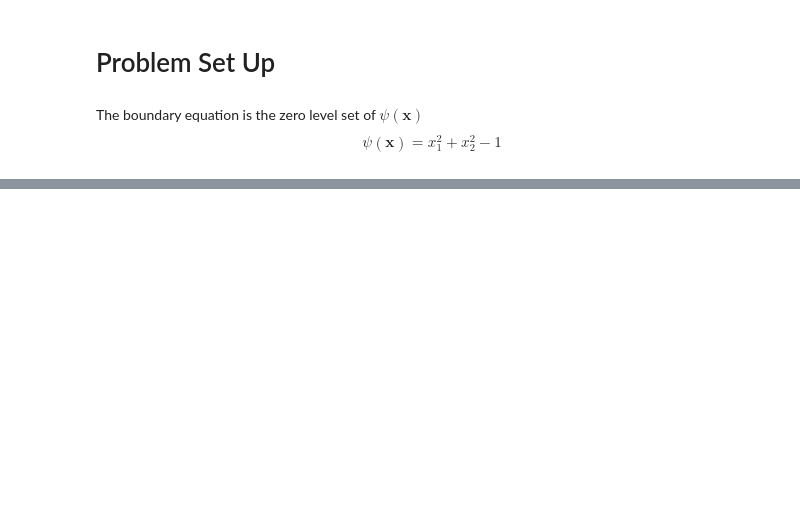
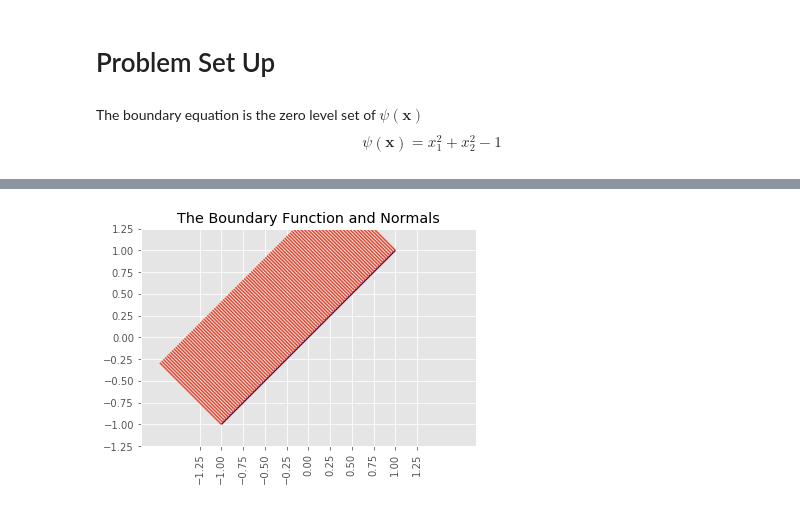
Before and after one commit to marissachanlatte/EmbeddedBoundary, a Jupyter notebook: 2DEmbeddedBoundary.ipynb, the cells around one changed output, grey strips where cells are left out. Drawn from its saved outputs; the diff is of its cells as text; code cells hidden in the pictures; blank space fills up the shorter version.

```diff
--- a/2DEmbeddedBoundary.ipynb
+++ b/2DEmbeddedBoundary.ipynb
@@ -255,0 +339,49 @@ volume_moments[0, 0, 12]
+# %%
+Q = 1
+### HARD CODED FOR PSI(X, Y) = Y - X ###########
+def partialPsiLine(x, order):
+    if np.array_equal(order, np.array([0, 0])):
+        return x[:, 1] - x[:, 0]
+    elif np.array_equal(order, np.array([1, 0])) or np.array_equal(order, np.array([0, 1])):
+        return order[1]*np.ones(len(x)) - order[0]*np.ones(len(x))
+    else:
+        return 0*np.ones(len(x))
+
+
+def lineL(x):
+    return np.sqrt(x[:, 1]**2 - x[:, 0]**2)
+
+
+def lineIntersection(x):
+    return x
+####################################################
+# %%
+# Set Up Function
+x = np.linspace(-1.0, 1.0, 100)
+y = np.linspace(-1.0, 1.0, 100)
+X, Y = np.meshgrid(x,y)
+F = Y - X
+
+# Calculate Normals
+level_zero = np.column_stack((X[np.abs(F) <= .001], Y[np.abs(F) <= .001]))
+normals = normal(level_zero, partialPsiLine)
+ends = normals + level_zero
+list_zero = list(zip(level_zero[:, 0], level_zero[:, 1]))
+list_ends = list(zip(ends[:, 0], ends[:, 1]))
+points = [[list_zero[i], list_ends[i]] for i in range(len(level_zero))]
+
+fig, ax = plt.subplots()
+plt.contour(X,Y,F,[0])
+plt.grid(True)
+plt.xticks(np.linspace(-1.25, 1.25, 11), rotation='vertical')
+plt.yticks(np.linspace(-1.25, 1.25, 11))
+plt.axis('equal')
+plt.axis((-1.25,1.25,-1.25,1.25))
+plt.title("The Boundary Function and Normals")
+
+# Plot Normals
+line_segments = mc.LineCollection(points)
+ax.add_collection(line_segments)
+plt.show()
+# %% [output]
+[figure, added]
```
Also changed, not shown: parts of 31 cells of this notebook.
